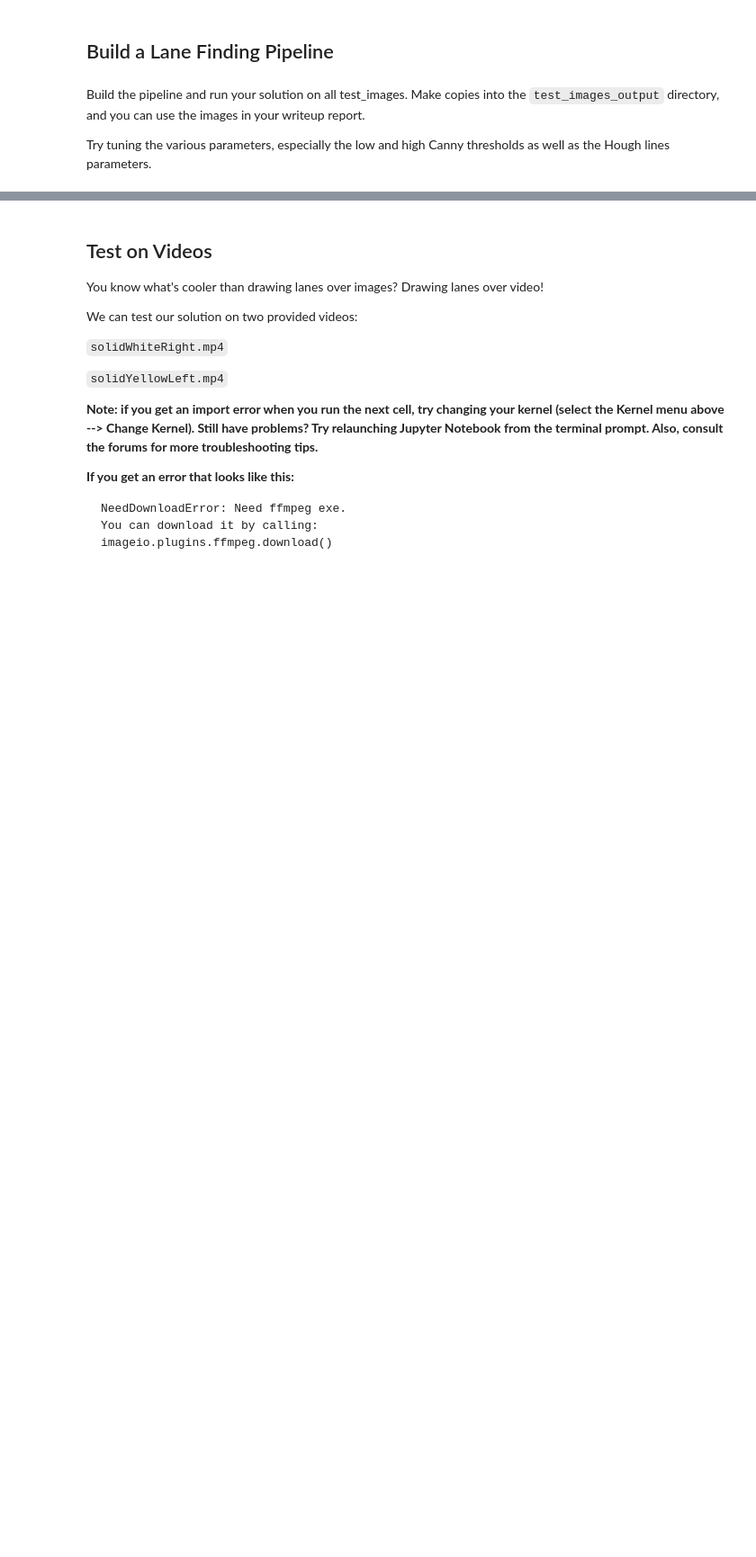
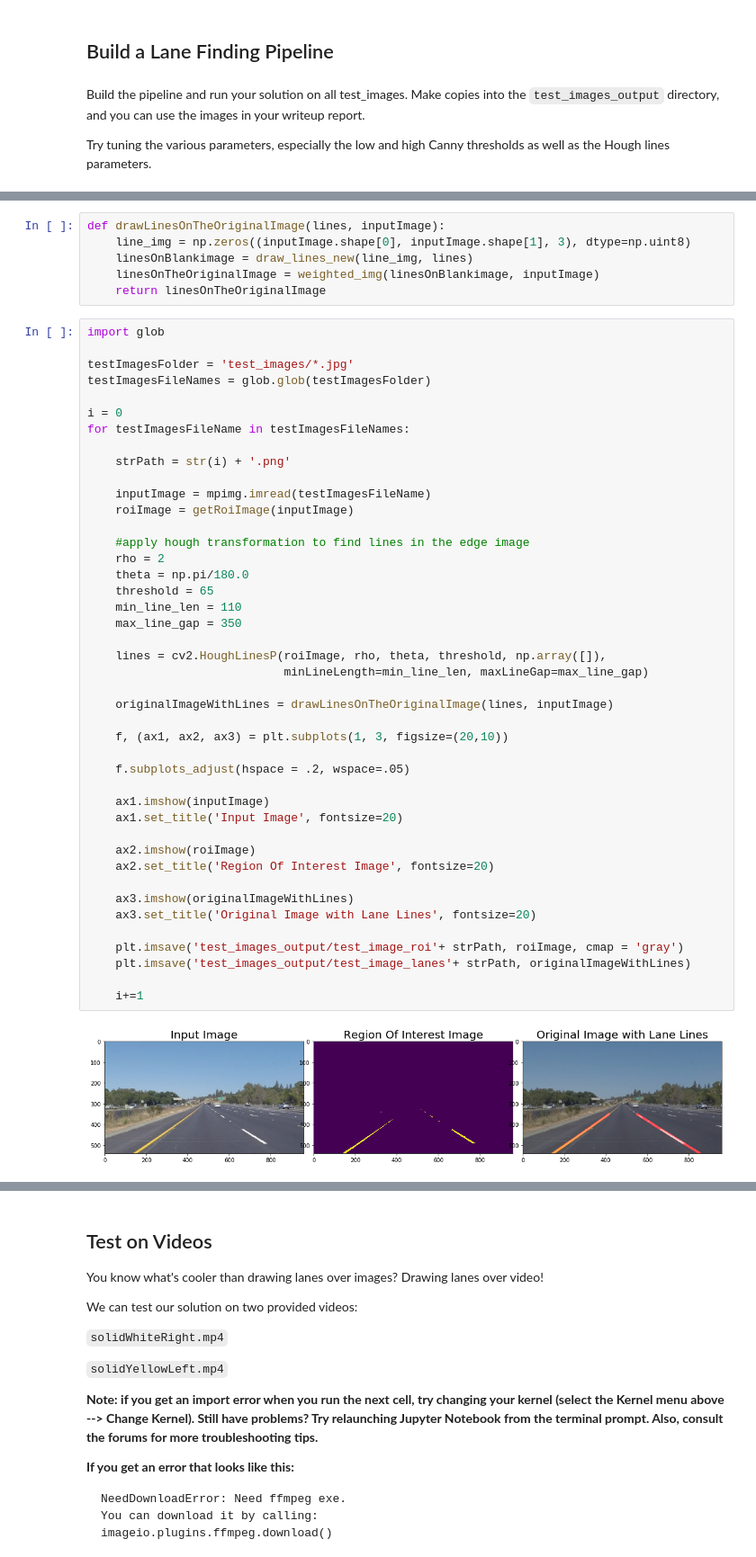
Before and after one commit to anichrome/SelfDrivingCarND-Finding-Lanes, a Jupyter notebook: P1.ipynb, the cells around one changed output, grey strips where cells are left out. Shown at 90% size. Cells and saved outputs as stored; diff of their text form; blank space fills up the shorter version.

```diff
--- a/P1.ipynb
+++ b/P1.ipynb
@@ -366,0 +293,51 @@ nonetype found
+# %%
+def drawLinesOnTheOriginalImage(lines, inputImage):
+    line_img = np.zeros((inputImage.shape[0], inputImage.shape[1], 3), dtype=np.uint8)
+    linesOnBlankimage = draw_lines_new(line_img, lines)
+    linesOnTheOriginalImage = weighted_img(linesOnBlankimage, inputImage)
+    return linesOnTheOriginalImage
+# %%
+import glob
+
+testImagesFolder = 'test_images/*.jpg'
+testImagesFileNames = glob.glob(testImagesFolder)
+
+i = 0
+for testImagesFileName in testImagesFileNames:
+
+    strPath = str(i) + '.png'
+
+    inputImage = mpimg.imread(testImagesFileName)
+    roiImage = getRoiImage(inputImage)
+
+    #apply hough transformation to find lines in the edge image
+    rho = 2
+    theta = np.pi/180.0
+    threshold = 65
+    min_line_len = 110
+    max_line_gap = 350
+
+    lines = cv2.HoughLinesP(roiImage, rho, theta, threshold, np.array([]),
+                            minLineLength=min_line_len, maxLineGap=max_line_gap)
+
+    originalImageWithLines = drawLinesOnTheOriginalImage(lines, inputImage)
+
+    f, (ax1, ax2, ax3) = plt.subplots(1, 3, figsize=(20,10))
+
+    f.subplots_adjust(hspace = .2, wspace=.05)
+
+    ax1.imshow(inputImage)
+    ax1.set_title('Input Image', fontsize=20)
+
+    ax2.imshow(roiImage)
+    ax2.set_title('Region Of Interest Image', fontsize=20)
+
+    ax3.imshow(originalImageWithLines)
+    ax3.set_title('Original Image with Lane Lines', fontsize=20)
+
+    plt.imsave('test_images_output/test_image_roi'+ strPath, roiImage, cmap = 'gray')
+    plt.imsave('test_images_output/test_image_lanes'+ strPath, originalImageWithLines)
+
+    i+=1
+# %% [output]
+[figure, added]
```
Also changed, not shown: parts of 19 cells of this notebook, 27 other files.
